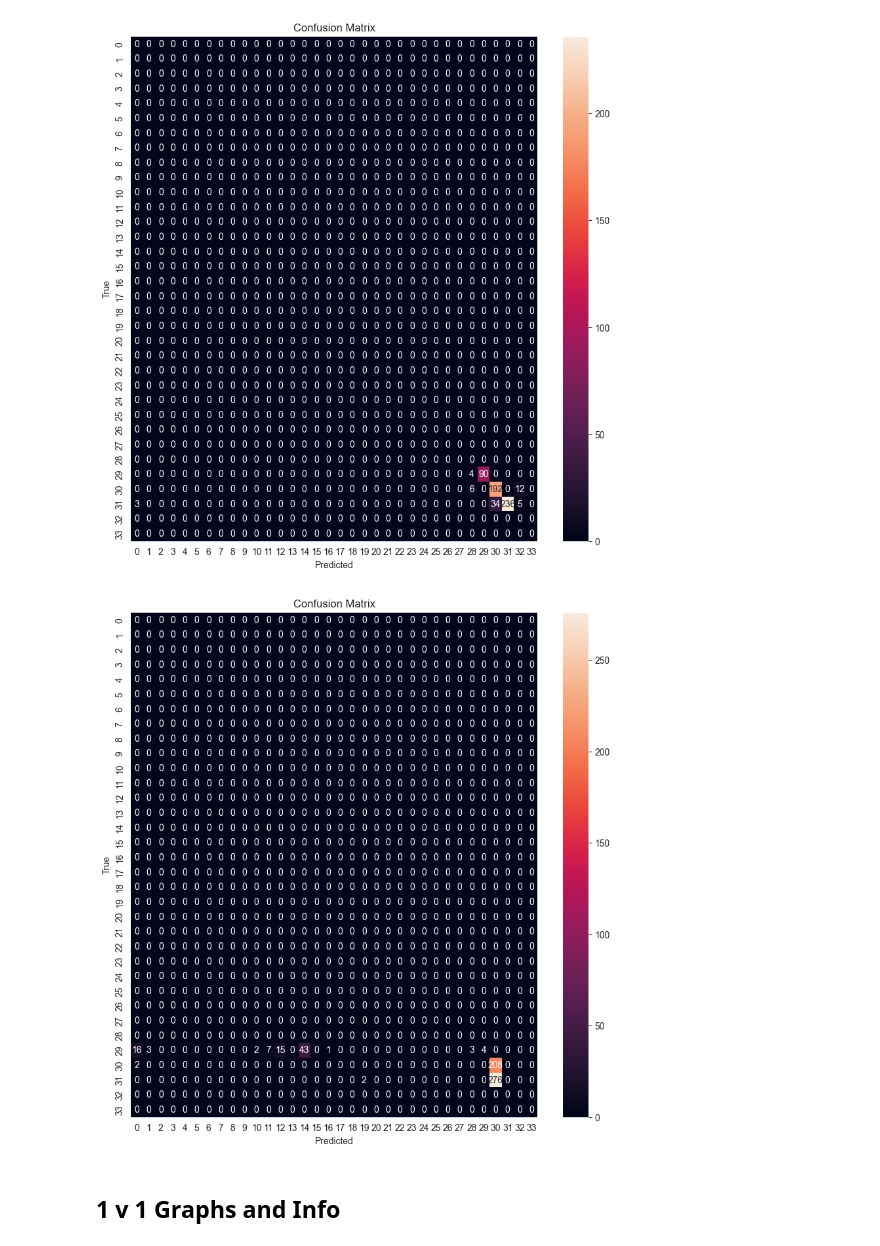
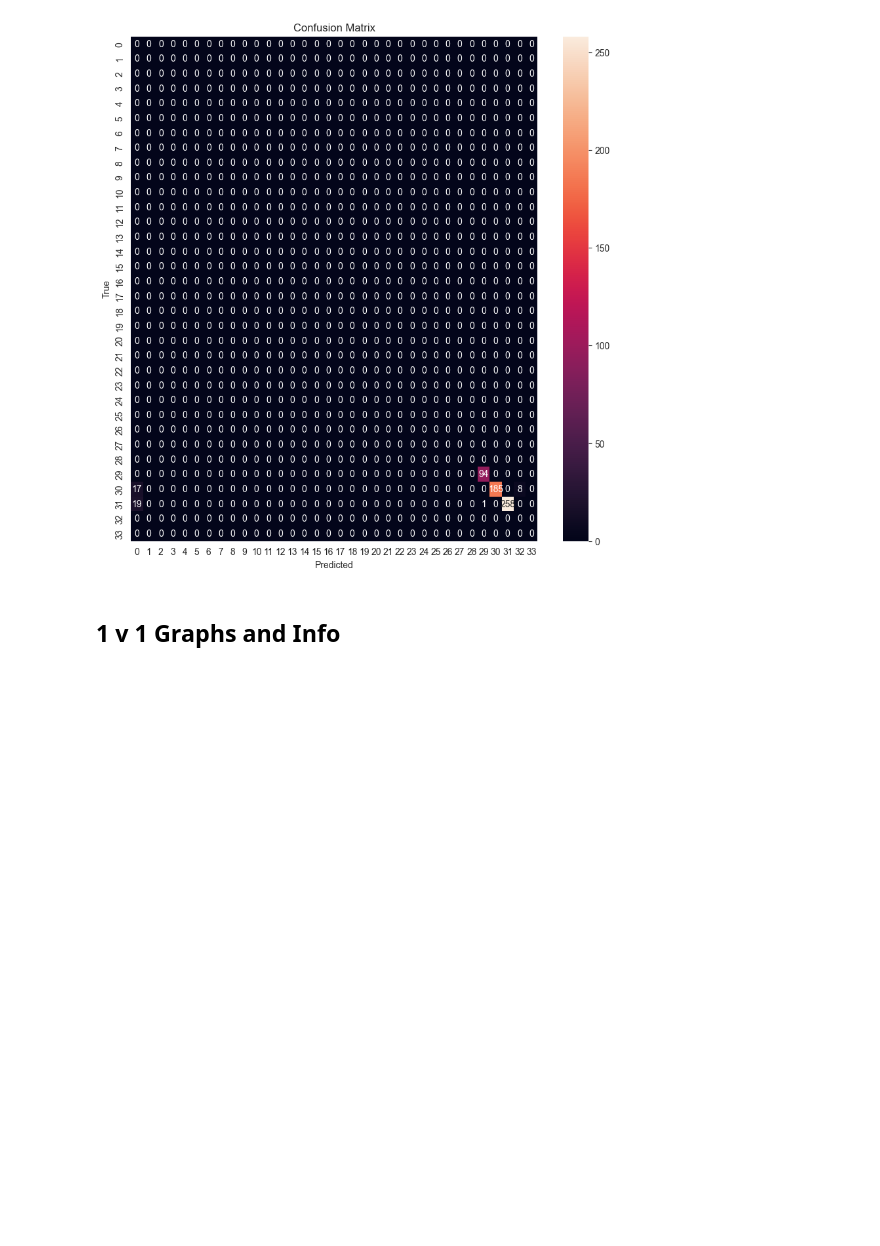
Before and after one commit to Gr33nMayhem/PERCOM_Variability_Research, a Jupyter notebook: notebooks/results_notebook/graph_creation_realdisp.ipynb, the cells around one changed output. Saved outputs shown, nothing was run; the diff lists cells and outputs as text; code cells hidden in the pictures; blank space fills up the shorter version.

```diff
--- a/notebooks/results_notebook/graph_creation_realdisp.ipynb
+++ b/notebooks/results_notebook/graph_creation_realdisp.ipynb
@@ -108,14 +166,10 @@ def create_confusion_matrix(root_path, model_variant, test_variant, model_type,
     plt.ylabel('True')
     plt.title('Confusion Matrix')
     plt.show()
-# %%
-graph_cv = 6
-graph_model = 'tinyhar'
-create_confusion_matrix(root_path, train_device_1, train_device_1, graph_model, graph_cv)
-create_confusion_matrix(root_path, train_device_2, train_device_1, graph_model, graph_cv)
-# %% [output]
-[figure, removed]
-[figure, removed]
+# %%
+create_confusion_matrix(root_path, 'RLA-ideal', 'RLA-ideal', 'attend', 6)
+# %% [output]
+[figure, added]
 # %% [markdown]
 ## 1 v 1 Graphs and Info
 # %%
```
Also changed, not shown: parts of 21 cells of this notebook, 2 other files.
